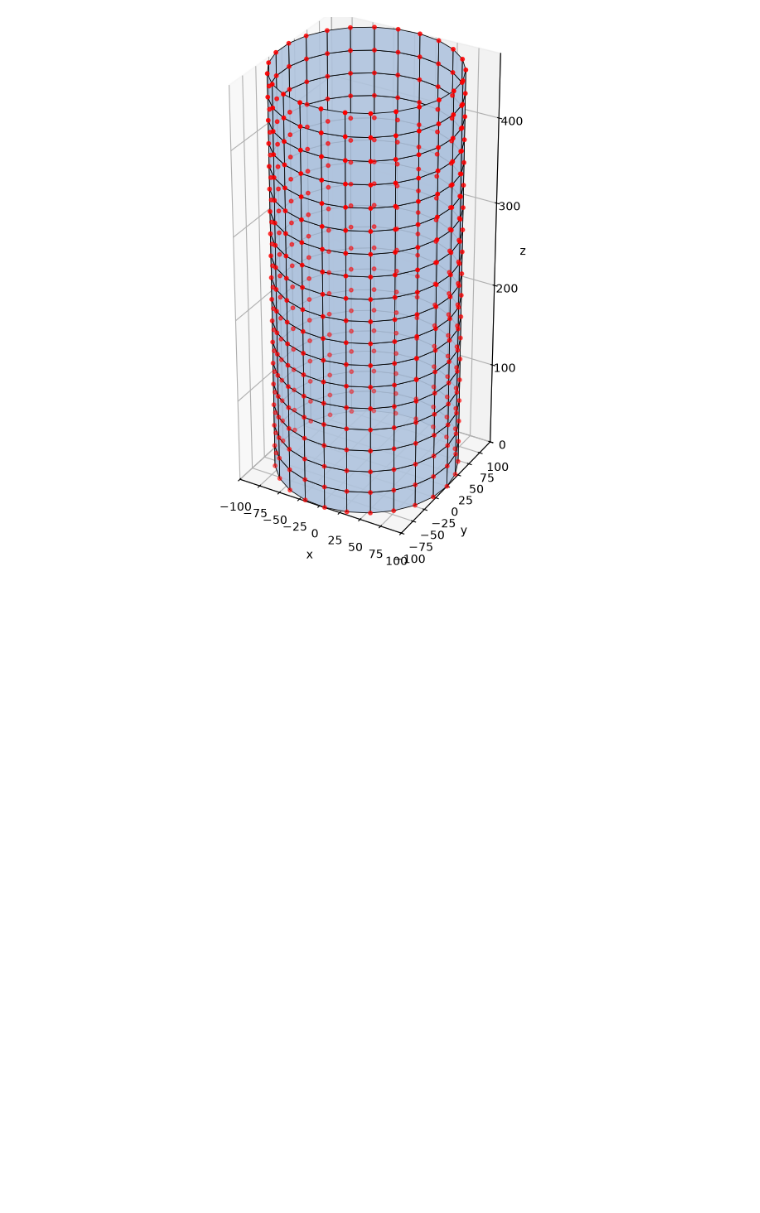
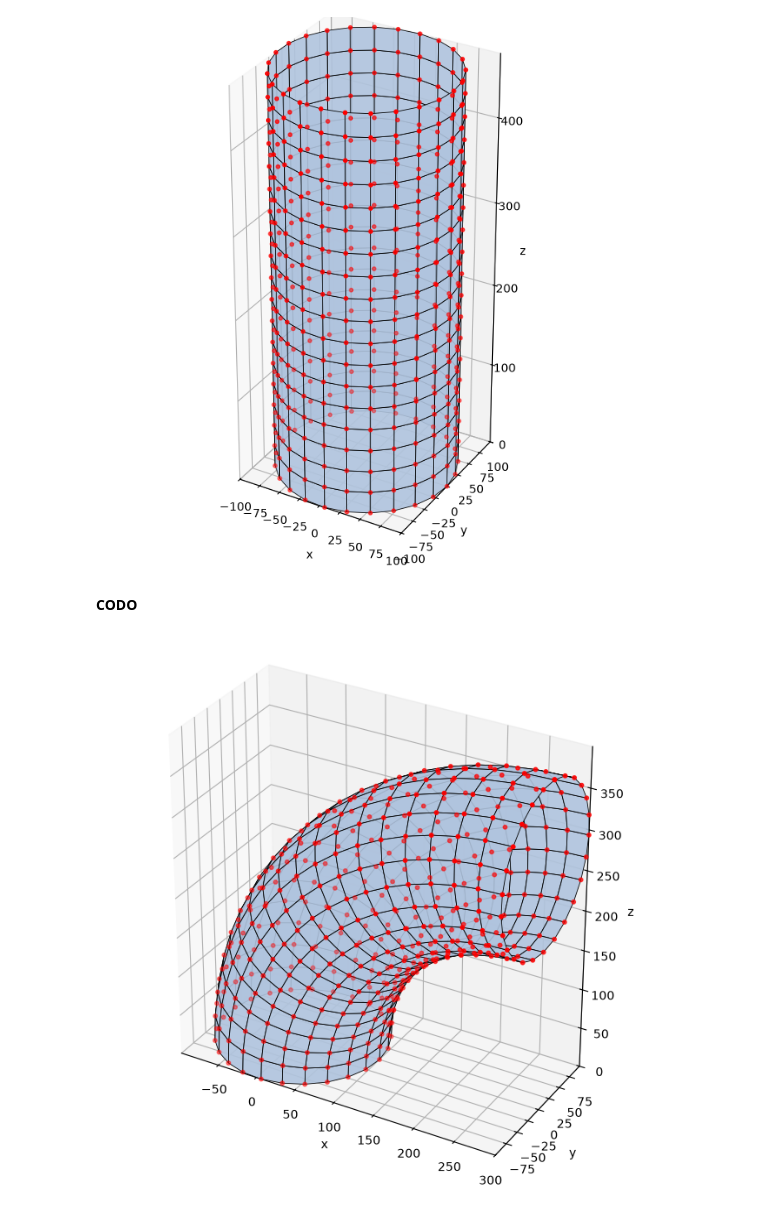
Before and after one commit to reiraviolo/Mesh_preforma, a Jupyter notebook: mesh_preforma.ipynb, the cells around one changed output. Cells and saved outputs as stored; diff of their text form; code cells hidden in the pictures; blank space fills up the shorter version.

Commit message:
Cree CODO

```diff
--- a/mesh_preforma.ipynb
+++ b/mesh_preforma.ipynb
@@ -109,3 +109,5 @@ ax.set_zlabel("z")
 plt.show()
 # %% [output]
 [figure]
+# %% [markdown]
+<b>CODO</b>
@@ -111,0 +168,39 @@ plt.show()
+# %%
+import matplotlib.pyplot as plt
+from mpl_toolkits.mplot3d.art3d import Poly3DCollection
+
+# conectividad como enteros y en orden perimetral
+elementos_codo_plot = elementos_codo.astype(int)[:, [0, 1, 3, 2]]
+
+# coordenadas de cada vértice de cada cara: (N_elementos, 4, 3)
+caras_codo = nodos_codo[elementos_codo_plot]
+
+fig = plt.figure(figsize=(8, 8))
+ax = fig.add_subplot(111, projection="3d")
+
+coleccion = Poly3DCollection(
+    caras_codo,
+    facecolors="lightsteelblue",
+    edgecolors="k",
+    linewidths=0.6,
+    alpha=0.9,
+)
+ax.add_collection3d(coleccion)
+
+# nodos (opcional)
+ax.scatter(nodos_codo[:, 0], nodos_codo[:, 1], nodos_codo[:, 2], color="r", s=10)
+
+# límites y proporción (misma escala en los tres ejes)
+mins = nodos_codo.min(axis=0)
+maxs = nodos_codo.max(axis=0)
+ax.set_xlim(mins[0], maxs[0])
+ax.set_ylim(mins[1], maxs[1])
+ax.set_zlim(mins[2], maxs[2])
+ax.set_box_aspect(maxs - mins)
+
+ax.set_xlabel("x")
+ax.set_ylabel("y")
+ax.set_zlabel("z")
+plt.show()
+# %% [output]
+[figure, added]
```
Also changed, not shown: parts of 1 cell of this notebook, 2 other files.
